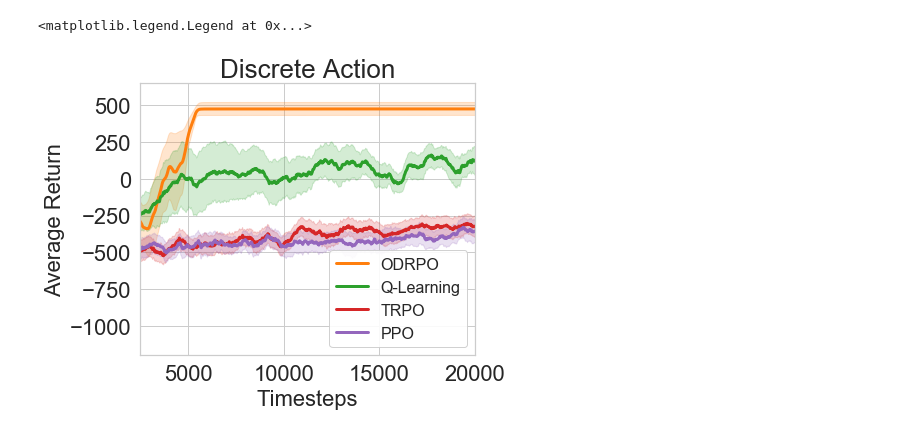
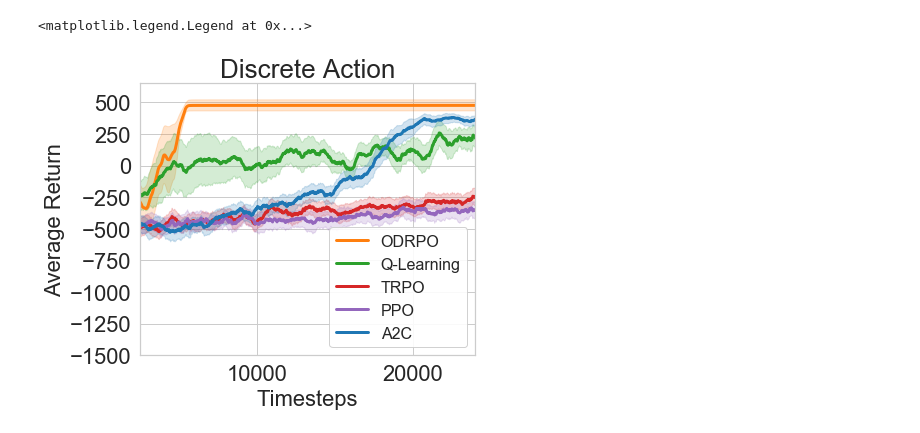
Before and after one commit to kadysongbb/efficient-wpo, a Jupyter notebook: discrete_control/view_training_discrete_EM.ipynb, the cells around one changed output. Drawn from its saved outputs; the diff is of its cells as text; code cells hidden in the pictures.

```diff
--- a/discrete_control/view_training_discrete_EM.ipynb
+++ b/discrete_control/view_training_discrete_EM.ipynb
@@ -83,6 +83,10 @@ ppo_file_list =  ['./tmp/ppo_electricitymarketdiscrete_monitor1.csv'
                   ,'./tmp/ppo_electricitymarketdiscrete_monitor2.csv'
                   ,'./tmp/ppo_electricitymarketdiscrete_monitor3.csv']
 
+a2c_file_list =  ['./tmp/a2c_electricitymarketdiscrete_monitor1.csv'
+                  ,'./tmp/a2c_electricitymarketdiscrete_monitor2.csv'
+                  ,'./tmp/a2c_electricitymarketdiscrete_monitor3.csv']
+
 window_size = 30
 
 ax = plt.subplot(111)
@@ -91,8 +95,8 @@ plt.xlabel('Timesteps', fontsize=22)
 plt.xticks(fontsize=22)
 plt.yticks(fontsize=22)
 plt.locator_params(axis="x", nbins=4)
-plt.xlim(2500,20000)
-plt.ylim(-1200,650)
+plt.xlim(2500,24000)
+plt.ylim(-1500,650)
 plt.title('Discrete Action', fontsize = 26)
 
 
@@ -100,31 +104,37 @@ plt.title('Discrete Action', fontsize = 26)
 eps_per_iter = 24
 moving_average = find_drpo_moving_avg(odrpo_file_list, window_size,0.5)
 ax.plot(np.arange(len(moving_average[0]))*eps_per_iter, moving_average[0], label='ODRPO', linewidth = 3, color = "tab:orange")
 ax.fill_between(np.arange(len(moving_average[0]))*eps_per_iter, moving_average[1], moving_average[2], alpha=0.2, color = "tab:orange")
 
 
 window_size = 30
 
 # Q-Learning
 eps_per_iter = 24
 moving_average = find_baseline_moving_avg(qlearning_file_list, window_size,0.5)
 ax.plot(np.arange(len(moving_average[0]))*eps_per_iter, moving_average[0], label='Q-Learning', linewidth = 3, color = "tab:green")
 ax.fill_between(np.arange(len(moving_average[0]))*eps_per_iter, moving_average[1], moving_average[2], alpha=0.2, color = "tab:green")
 
 # TRPO
 eps_per_iter = 24
 moving_average = find_baseline_moving_avg(trpo_file_list, window_size,0.5)
 ax.plot(np.arange(len(moving_average[0]))*eps_per_iter, moving_average[0], label='TRPO', linewidth = 3, color = "tab:red")
 ax.fill_between(np.arange(len(moving_average[0]))*eps_per_iter, moving_average[1], moving_average[2], alpha=0.2, color = "tab:red")
 
 # PPO
 eps_per_iter = 24
 moving_average = find_baseline_moving_avg(ppo_file_list, window_size,0.5)
 ax.plot(np.arange(len(moving_average[0]))*eps_per_iter, moving_average[0], label='PPO', linewidth = 3, color = "tab:purple")
 ax.fill_between(np.arange(len(moving_average[0]))*eps_per_iter, moving_average[1], moving_average[2], alpha=0.2, color = "tab:purple")
 
+# A2C
+eps_per_iter = 24
+moving_average = find_baseline_moving_avg(a2c_file_list, window_size,0.5)
+ax.plot(np.arange(len(moving_average[0]))*eps_per_iter, moving_average[0], label='A2C', linewidth = 3, color = "tab:blue")
+ax.fill_between(np.arange(len(moving_average[0]))*eps_per_iter, moving_average[1], moving_average[2], alpha=0.2, color = "tab:blue")
+
 plt.rcParams["legend.framealpha"] = 0.9
 ax.legend(loc='lower right', fontsize = 16)
 # %% [output]
 <matplotlib.legend.Legend at 0x...>
-[figure, old version]
+[figure, new version]
```
Also changed, not shown: 3 other files.
